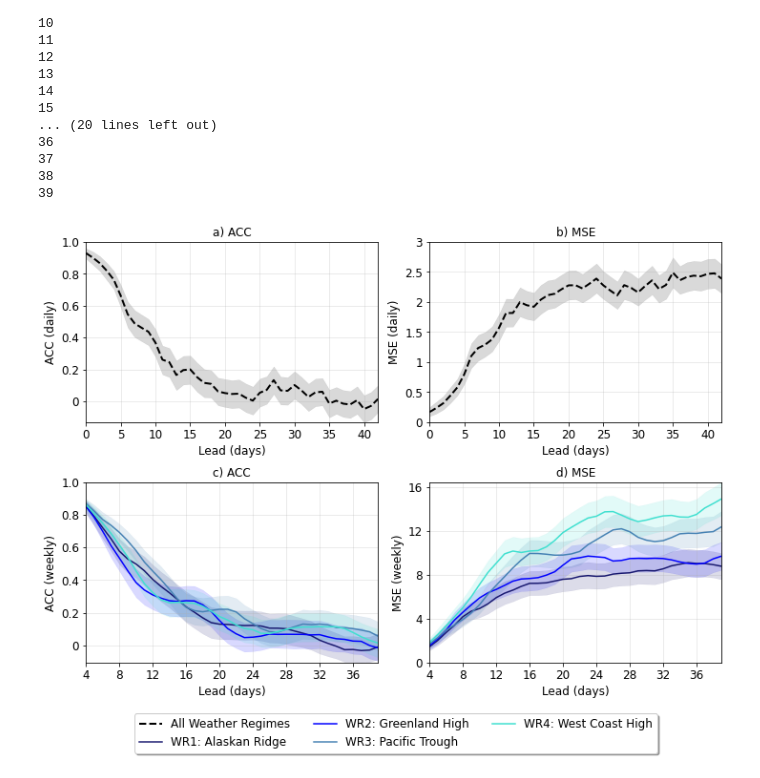
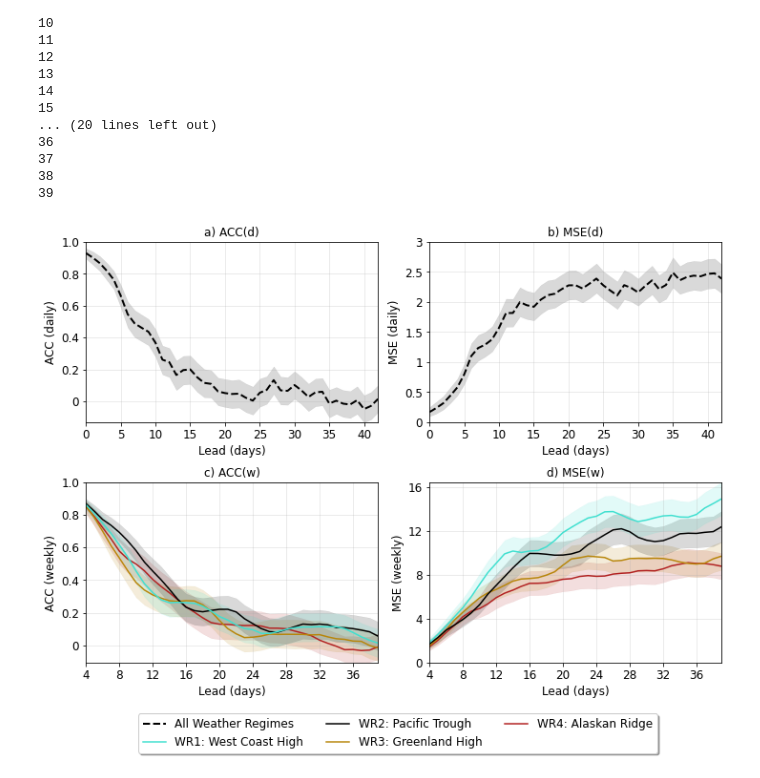
Before and after one commit to mariajmolina/ML-for-S2S, a Jupyter notebook: ML-for-S2S/WR_figs7.ipynb, the cells around one changed output. Saved outputs shown, nothing was run; the diff lists cells and outputs as text; code cells hidden in the pictures.

```diff
--- a/ML-for-S2S/WR_figs7.ipynb
+++ b/ML-for-S2S/WR_figs7.ipynb
@@ -393,7 +393,7 @@ ax1.fill_between(np.arange(0, 43, 1),
                  np.nanpercentile(acc_boot, 97.5, axis=0),
                  color='k', ls='-', lw=0.25, alpha=0.15)
 
-ax1.set_title('a) ACC', fontsize=12)
+ax1.set_title('a) ACC(d)', fontsize=12)
 
 ax1.margins(x=0, y=0)
 ax1.grid('--', lw=0.5, alpha=0.5)
@@ -417,7 +417,7 @@ ax2.fill_between(np.arange(0, 43, 1),
                  np.nanpercentile(mse_boot, 97.5, axis=0),
                  color='k', ls='-', lw=0.25, alpha=0.15)
 
-ax2.set_title('b) MSE', fontsize=12)
+ax2.set_title('b) MSE(d)', fontsize=12)
 
 ax2.margins(x=0, y=0)
 ax2.grid('--', lw=0.5, alpha=0.5)
@@ -435,27 +435,27 @@ ax2.set_ylabel('MSE (daily)', fontsize=12)
 ax3 = plt.axes([0., 0., 0.425, 0.375])
 
 ls1, = ax3.plot(
-    np.arange(0, 36, 1), acc_wr1, color='midnightblue', ls='-', lw=1.5)
+    np.arange(0, 36, 1), acc_wr1, color='firebrick', ls='-', lw=1.5)
 
 ax3.fill_between(np.arange(0, 36, 1),
                  np.nanpercentile(acc_wr1_boot, 2.5, axis=0),
                  np.nanpercentile(acc_wr1_boot, 97.5, axis=0),
-                 color='midnightblue', ls='-', lw=0.25, alpha=0.15)
+                 color='firebrick', ls='-', lw=0.25, alpha=0.15)
 
-ls2, = ax3.plot(np.arange(0, 36, 1), acc_wr2, color='blue', ls='-', lw=1.5)
+ls2, = ax3.plot(np.arange(0, 36, 1), acc_wr2, color='darkgoldenrod', ls='-', lw=1.5)
 
 ax3.fill_between(np.arange(0, 36, 1),
                  np.nanpercentile(acc_wr2_boot, 2.5, axis=0),
                  np.nanpercentile(acc_wr2_boot, 97.5, axis=0),
-                 color='blue', ls='-', lw=0.25, alpha=0.15)
+                 color='darkgoldenrod', ls='-', lw=0.25, alpha=0.15)
 
 ls3, = ax3.plot(
-    np.arange(0, 36, 1), acc_wr3, color='steelblue', ls='-', lw=1.5)
+    np.arange(0, 36, 1), acc_wr3, color='k', ls='-', lw=1.5)
 
 ax3.fill_between(np.arange(0, 36, 1),
                  np.nanpercentile(acc_wr3_boot, 2.5, axis=0),
                  np.nanpercentile(acc_wr3_boot, 97.5, axis=0),
-                 color='steelblue', ls='-', lw=0.25, alpha=0.15)
+                 color='k', ls='-', lw=0.25, alpha=0.15)
 
 ls4, = ax3.plot(
     np.arange(0, 36, 1), acc_wr4, color='turquoise', ls='-', lw=1.5)
@@ -465,7 +465,7 @@ ax3.fill_between(np.arange(0, 36, 1),
                  np.nanpercentile(acc_wr4_boot, 97.5, axis=0),
                  color='turquoise', ls='-', lw=0.25, alpha=0.15)
 
-ax3.set_title('c) ACC', fontsize=12)
+ax3.set_title('c) ACC(w)', fontsize=12)
 
 ax3.margins(x=0, y=0)
 ax3.grid('--', lw=0.5, alpha=0.5)
@@ -482,61 +482,62 @@ ax3.set_ylabel('ACC (weekly)', fontsize=12)
 
 ax4 = plt.axes([0.5, 0., 0.425, 0.375])
 
-ax4.plot(np.arange(0, 36, 1), mse_wr1, color='midnightblue', ls='-', lw=1.5)
+ax4.plot(np.arange(0, 36, 1), mse_wr1, color='firebrick', ls='-', lw=1.5)
 
 ax4.fill_between(np.arange(0, 36, 1),
                  np.nanpercentile(mse_wr1_boot, 2.5, axis=0),
                  np.nanpercentile(mse_wr1_boot, 97.5, axis=0),
-                 color='midnightblue', ls='-', lw=0.25, alpha=0.15)
+                 color='firebrick', ls='-', lw=0.25, alpha=0.15)
 
-ax4.plot(np.arange(0, 36, 1), mse_wr2, color='blue', ls='-', lw=1.5)
+ax4.plot(np.arange(0, 36, 1), mse_wr2, color='darkgoldenrod', ls='-', lw=1.5)
 
 ax4.fill_between(np.arange(0, 36, 1),
                  np.nanpercentile(mse_wr2_boot, 2.5, axis=0),
                  np.nanpercentile(mse_wr2_boot, 97.5, axis=0),
-                 color='blue', ls='-', lw=0.25, alpha=0.15)
+                 color='darkgoldenrod', ls='-', lw=0.25, alpha=0.15)
 
-ax4.plot(np.arange(0, 36, 1), mse_wr3, color='steelblue', ls='-', lw=1.5)
+ax4.plot(np.arange(0, 36, 1), mse_wr3, color='k', ls='-', lw=1.5)
 
 ax4.fill_between(np.arange(0, 36, 1),
                  np.nanpercentile(mse_wr3_boot, 2.5, axis=0),
                  np.nanpercentile(mse_wr3_boot, 97.5, axis=0),
-                 color='steelblue', ls='-', lw=0.25, alpha=0.15)
+                 color='k', ls='-', lw=0.25, alpha=0.15)
 
 ax4.plot(np.arange(0, 36, 1), mse_wr4, color='turquoise', ls='-', lw=1.5)
 
 ax4.fill_between(np.arange(0, 36, 1),
                  np.nanpercentile(mse_wr4_boot, 2.5, axis=0),
                  np.nanpercentile(mse_wr4_boot, 97.5, axis=0),
                  color='turquoise', ls='-', lw=0.25, alpha=0.15)
 
-ax4.set_title('d) MSE', fontsize=12)
+ax4.set_title('d) MSE(w)', fontsize=12)
 
 ax4.margins(x=0, y=0)
 ax4.grid('--', lw=0.5, alpha=0.5)
 
 ax4.set_xticks(np.arange(0, 35, 4))
 ax4.set_xticklabels(np.arange(4, 39, 4), fontsize=12)
 ax4.set_xlabel('Lead (days)', fontsize=12)
 
 ax4.set_yticks([0, 4, 8, 12, 16])
 ax4.set_yticklabels([0, 4, 8, 12, 16], fontsize=12)
 ax4.set_ylabel('MSE (weekly)', fontsize=12)
 
-ax4.legend([ls0, ls1, ls2, ls3, ls4],
+ax4.legend([ls0, ls4, ls3, ls2, ls1],
            ['All Weather Regimes',
-            'WR1: Alaskan Ridge',
-            'WR2: Greenland High',
-            'WR3: Pacific Trough',
-            'WR4: West Coast High'],
+            'WR1: West Coast High',
+            'WR2: Pacific Trough',
+            'WR3: Greenland High',
+            'WR4: Alaskan Ridge'],
            ncol=3, bbox_to_anchor=(0.8, -0.25),
            fancybox=True, shadow=True, fontsize=12)
 
 # ---
 
 plt.savefig("fig_eval.png", bbox_inches='tight', dpi=500)
+plt.savefig("fig_eval.pdf", bbox_inches='tight')
 plt.show()
 
 # ---
 # %% [output]
-[figure, old version]
+[figure, new version]
```
Also changed, not shown: parts of 6 cells of this notebook, 12 other files.
